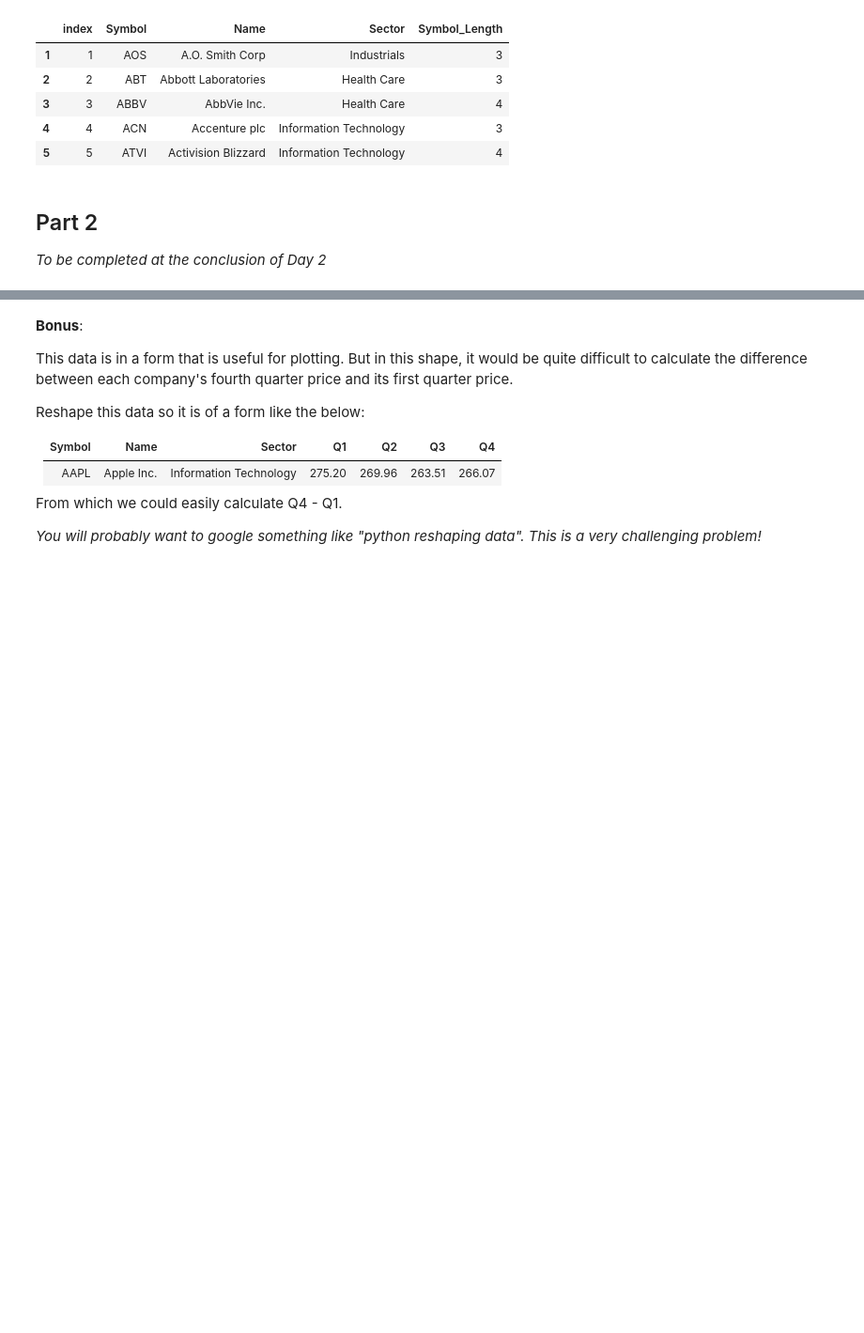
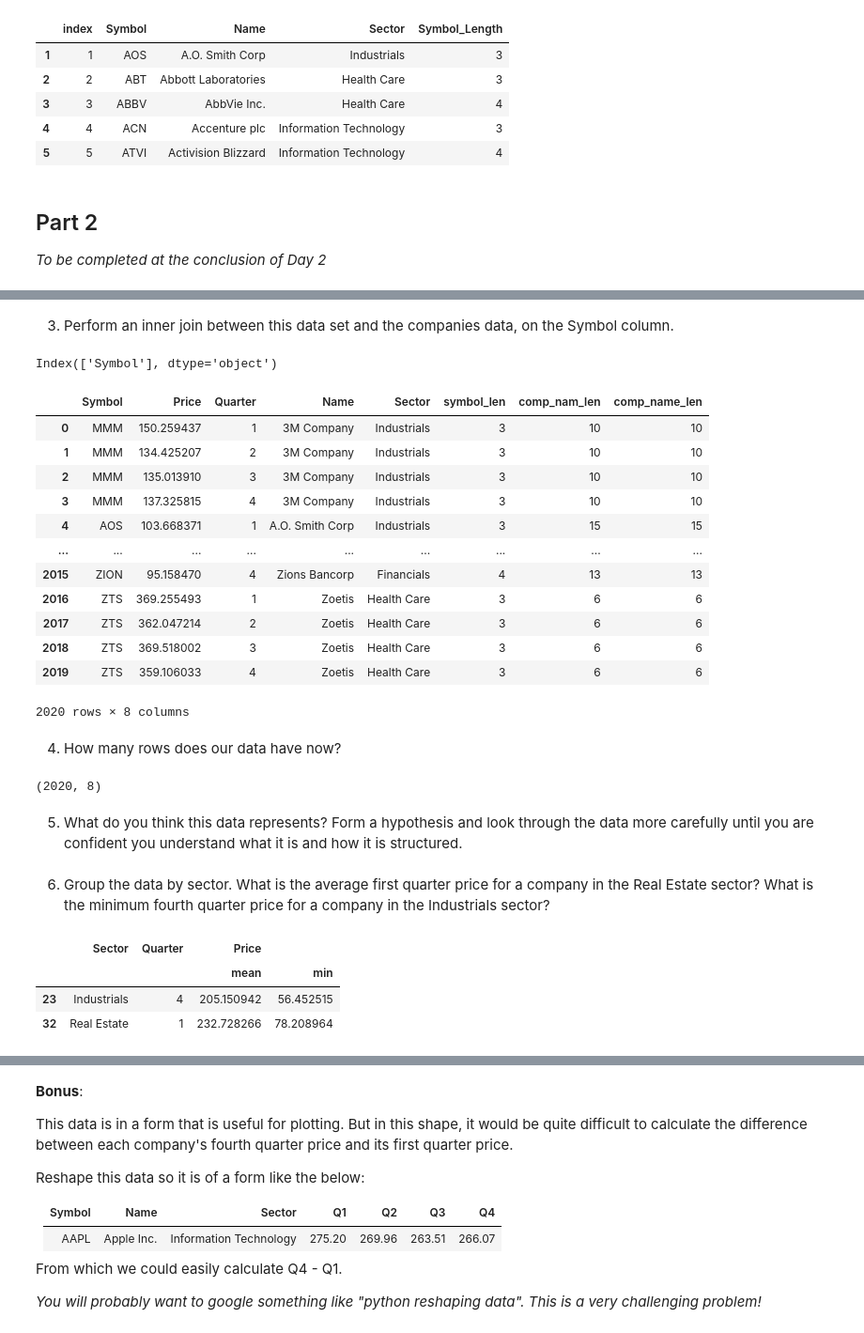
Before and after one commit to janetzahner/intro-python-datasci, a Jupyter notebook: notebooks/JZ_Case-Study.ipynb, the cells around one changed output, grey strips where cells are left out. Shown: that part at 94% size. Drawn from its saved outputs; the diff is of its cells as text; code cells hidden in the pictures; blank space fills up the shorter version.

```diff
--- a/notebooks/JZ_Case-Study.ipynb
+++ b/notebooks/JZ_Case-Study.ipynb
@@ -261,0 +302,3 @@ comp_df[filtered2].head()
+# %%
+comp_df['symbol_len'] = symbol_len
+comp_df
@@ -281,0 +446,46 @@ Note that this data is entirely fabricated and does not exhibit the qualities of
+# %% [markdown]
+3. Perform an inner join between this data set and the companies data, on the Symbol column.
+# %%
+prices_df.columns.intersection(comp_df.columns)
+# %% [output]
+Index(['Symbol'], dtype='object')
+# %%
+prices_comp_df = pd.merge(prices_df, comp_df, left_on = 'Symbol', right_on = 'Symbol')
+prices_comp_df
+# %% [output]
+|  | Symbol | Price | Quarter | Name | Sector | symbol_len | comp_nam_len | comp_name_len |
+| 0 | MMM | 150.259437 | 1 | 3M Company | Industrials | 3 | 10 | 10 |
+| 1 | MMM | 134.425207 | 2 | 3M Company | Industrials | 3 | 10 | 10 |
+| 2 | MMM | 135.013910 | 3 | 3M Company | Industrials | 3 | 10 | 10 |
+| 3 | MMM | 137.325815 | 4 | 3M Company | Industrials | 3 | 10 | 10 |
+| 4 | AOS | 103.668371 | 1 | A.O. Smith Corp | Industrials | 3 | 15 | 15 |
+| ... | ... | ... | ... | ... | ... | ... | ... | ... |
+| 2015 | ZION | 95.158470 | 4 | Zions Bancorp | Financials | 4 | 13 | 13 |
+| 2016 | ZTS | 369.255493 | 1 | Zoetis | Health Care | 3 | 6 | 6 |
+| 2017 | ZTS | 362.047214 | 2 | Zoetis | Health Care | 3 | 6 | 6 |
+| 2018 | ZTS | 369.518002 | 3 | Zoetis | Health Care | 3 | 6 | 6 |
+| 2019 | ZTS | 359.106033 | 4 | Zoetis | Health Care | 3 | 6 | 6 |
+2020 rows × 8 columns
+# %% [markdown]
+4. How many rows does our data have now?
+# %%
+prices_comp_df.shape
+# %% [output]
+(2020, 8)
+# %% [markdown]
+5. What do you think this data represents? Form a hypothesis and look through the data more carefully until you are confident you understand what it is and how it is structured.
+# %% [markdown]
+6. Group the data by sector. What is the average first quarter price for a company in the Real Estate sector? What is the minimum fourth quarter price for a company in the Industrials sector?
+# %%
+pc_sect_quart_df = prices_comp_df.groupby(['Sector', 'Quarter'], as_index = False).agg({'Price': ['mean', 'min']})
+filter_1 = pc_sect_quart_df['Sector'] == 'Real Estate'
+filter_2 = pc_sect_quart_df['Sector'] == 'Industrials'
+filter_3 = pc_sect_quart_df['Quarter'] == 1
+filter_4 = pc_sect_quart_df['Quarter'] == 4
+pc_sect_quart_filtered_df = (filter_1 & filter_3) | (filter_2 & filter_4)
+pc_sect_quart_df[pc_sect_quart_filtered_df]
+# %% [output]
+|  | Sector | Quarter | Price |  |
+|  |  |  | mean | min |
+| 23 | Industrials | 4 | 205.150942 | 56.452515 |
+| 32 | Real Estate | 1 | 232.728266 | 78.208964 |
```
Also changed, not shown: parts of 30 cells of this notebook, 3 other files.
